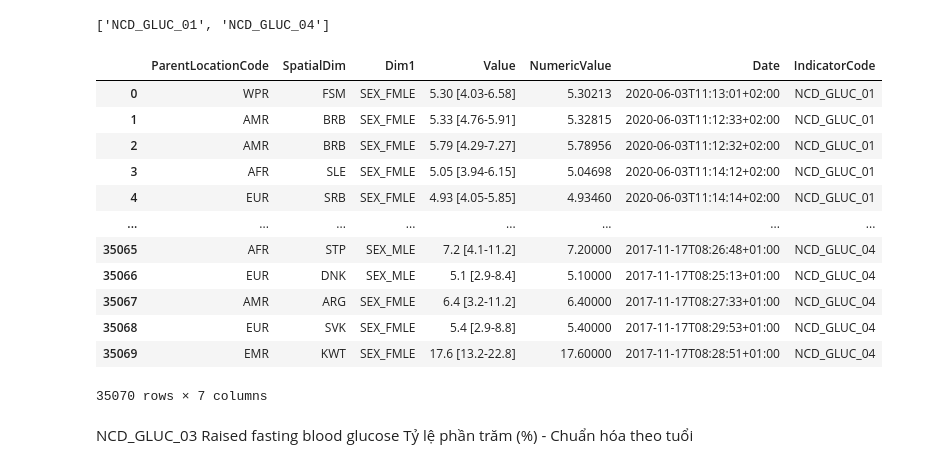
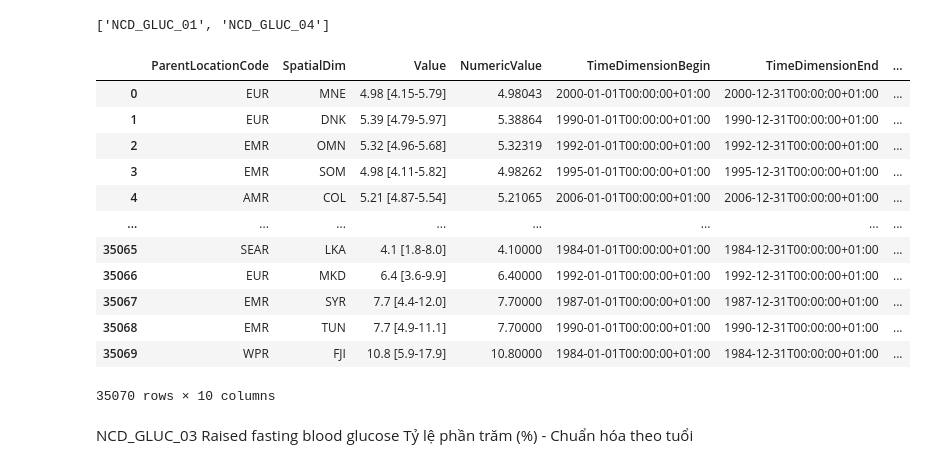
Before and after one commit to baolam/heart-disease-analysis, a Jupyter notebook: semantic_analysis/glucose/glucose_visualization.ipynb, the cells around one changed output. Drawn from its saved outputs; the diff is of its cells as text; code cells hidden in the pictures.

```diff
--- a/semantic_analysis/glucose/glucose_visualization.ipynb
+++ b/semantic_analysis/glucose/glucose_visualization.ipynb
@@ -4,25 +4,25 @@ import matplotlib.pyplot as plt
 import numpy as np
 import geopandas as gpd
 # %%
-df = pd.read_csv('glucose.csv')
+df = pd.read_json('../../data/raw_concat/glucose.json')
 indicators = df['IndicatorCode'].unique().tolist()
 print(indicators)
 df
 # %% [output]
 ['NCD_GLUC_01', 'NCD_GLUC_04']
-|  | ParentLocationCode | SpatialDim | Dim1 | Value | NumericValue | Date | IndicatorCode |
-| 0 | WPR | FSM | SEX_FMLE | 5.30 [4.03-6.58] | 5.30213 | 2020-06-03T11:13:01+02:00 | NCD_GLUC_01 |
-| 1 | AMR | BRB | SEX_FMLE | 5.33 [4.76-5.91] | 5.32815 | 2020-06-03T11:12:33+02:00 | NCD_GLUC_01 |
-| 2 | AMR | BRB | SEX_FMLE | 5.79 [4.29-7.27] | 5.78956 | 2020-06-03T11:12:32+02:00 | NCD_GLUC_01 |
-| 3 | AFR | SLE | SEX_FMLE | 5.05 [3.94-6.15] | 5.04698 | 2020-06-03T11:14:12+02:00 | NCD_GLUC_01 |
-| 4 | EUR | SRB | SEX_FMLE | 4.93 [4.05-5.85] | 4.93460 | 2020-06-03T11:14:14+02:00 | NCD_GLUC_01 |
+|  | ParentLocationCode | SpatialDim | Value | NumericValue | TimeDimensionBegin | TimeDimensionEnd | ... |
+| 0 | EUR | MNE | 4.98 [4.15-5.79] | 4.98043 | 2000-01-01T00:00:00+01:00 | 2000-12-31T00:00:00+01:00 | ... |
+| 1 | EUR | DNK | 5.39 [4.79-5.97] | 5.38864 | 1990-01-01T00:00:00+01:00 | 1990-12-31T00:00:00+01:00 | ... |
+| 2 | EMR | OMN | 5.32 [4.96-5.68] | 5.32319 | 1992-01-01T00:00:00+01:00 | 1992-12-31T00:00:00+01:00 | ... |
+| 3 | EMR | SOM | 4.98 [4.11-5.82] | 4.98262 | 1995-01-01T00:00:00+01:00 | 1995-12-31T00:00:00+01:00 | ... |
+| 4 | AMR | COL | 5.21 [4.87-5.54] | 5.21065 | 2006-01-01T00:00:00+01:00 | 2006-12-31T00:00:00+01:00 | ... |
 | ... | ... | ... | ... | ... | ... | ... | ... |
-| 35065 | AFR | STP | SEX_MLE | 7.2 [4.1-11.2] | 7.20000 | 2017-11-17T08:26:48+01:00 | NCD_GLUC_04 |
-| 35066 | EUR | DNK | SEX_MLE | 5.1 [2.9-8.4] | 5.10000 | 2017-11-17T08:25:13+01:00 | NCD_GLUC_04 |
-| 35067 | AMR | ARG | SEX_FMLE | 6.4 [3.2-11.2] | 6.40000 | 2017-11-17T08:27:33+01:00 | NCD_GLUC_04 |
-| 35068 | EUR | SVK | SEX_FMLE | 5.4 [2.9-8.8] | 5.40000 | 2017-11-17T08:29:53+01:00 | NCD_GLUC_04 |
-| 35069 | EMR | KWT | SEX_FMLE | 17.6 [13.2-22.8] | 17.60000 | 2017-11-17T08:28:51+01:00 | NCD_GLUC_04 |
+| 35065 | SEAR | LKA | 4.1 [1.8-8.0] | 4.10000 | 1984-01-01T00:00:00+01:00 | 1984-12-31T00:00:00+01:00 | ... |
+| 35066 | EUR | MKD | 6.4 [3.6-9.9] | 6.40000 | 1992-01-01T00:00:00+01:00 | 1992-12-31T00:00:00+01:00 | ... |
+| 35067 | EMR | SYR | 7.7 [4.4-12.0] | 7.70000 | 1987-01-01T00:00:00+01:00 | 1987-12-31T00:00:00+01:00 | ... |
+| 35068 | EMR | TUN | 7.7 [4.9-11.1] | 7.70000 | 1990-01-01T00:00:00+01:00 | 1990-12-31T00:00:00+01:00 | ... |
+| 35069 | WPR | FJI | 10.8 [5.9-17.9] | 10.80000 | 1984-01-01T00:00:00+01:00 | 1984-12-31T00:00:00+01:00 | ... |
-35070 rows × 7 columns
+35070 rows × 10 columns
 # %% [markdown]
 NCD_GLUC_03	Raised fasting blood glucose	Tỷ lệ phần trăm (%) - Chuẩn hóa theo tuổi
 # %%
```
Also changed, not shown: parts of 2 cells of this notebook, 5 other files.
